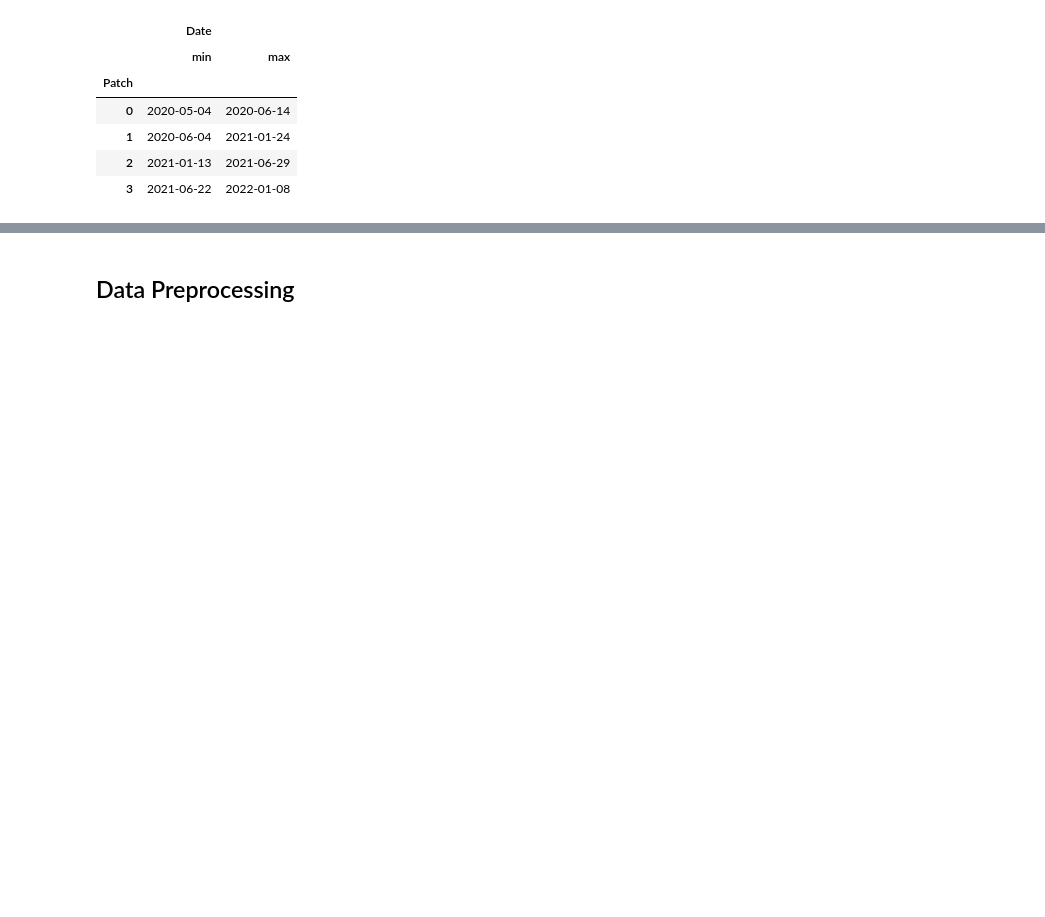
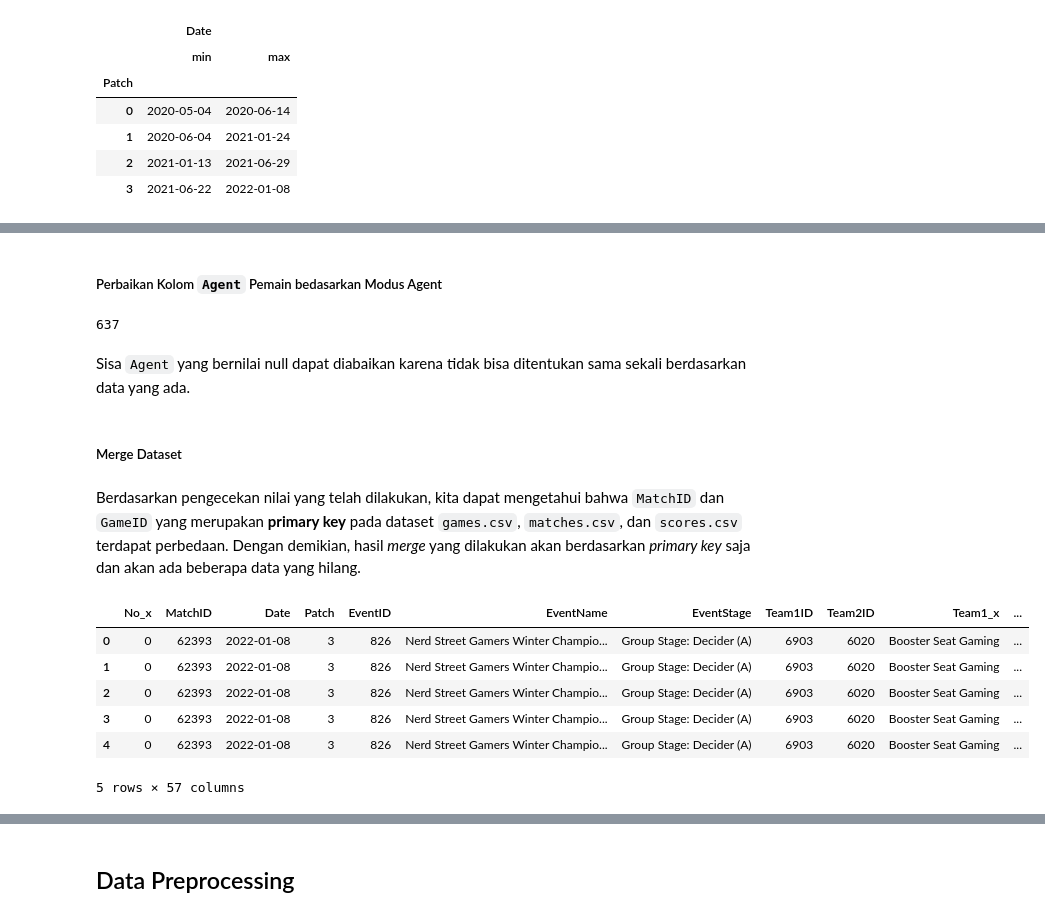
Before and after one commit to LyzanderAndrylie/kasdad-tk, a Jupyter notebook: TK_Data+.ipynb, the cells around one changed output, grey strips where cells are left out. Cells and saved outputs as stored; diff of their text form; code cells hidden in the pictures; blank space fills up the shorter version.

Commit message:
EDA: column processing for PlayerID and Agent

```diff
--- a/TK_Data+.ipynb
+++ b/TK_Data+.ipynb
@@ -501,0 +692,25 @@ df_patch_date_range
+# %% [markdown]
+##### Perbaikan Kolom `Agent` Pemain bedasarkan Modus Agent
+# %%
+util_scores.agent_impute(df_scores, srs_most_used_hero_by_player)
+df_scores['Agent'].isnull().sum()
+# %% [output]
+637
+# %% [markdown]
+Sisa `Agent` yang bernilai null dapat diabaikan karena tidak bisa ditentukan sama sekali berdasarkan data yang ada.
+# %% [markdown]
+##### Merge Dataset
+# %% [markdown]
+Berdasarkan pengecekan nilai yang telah dilakukan, kita dapat mengetahui bahwa `MatchID` dan `GameID` yang merupakan **primary key** pada dataset `games.csv`, `matches.csv`, dan `scores.csv` terdapat perbedaan. Dengan demikian, hasil *merge* yang dilakukan akan berdasarkan *primary key* saja dan akan ada beberapa data yang hilang.
+# %%
+df_matches_games = pd.merge(df_matches, df_games, on=['MatchID', 'Team1ID', 'Team2ID'])
+df_matches_games_scores = pd.merge(df_matches_games, df_scores, on=['GameID'])
+df_matches_games_scores.head()
+# %% [output]
+|  | No_x | MatchID | Date | Patch | EventID | EventName | EventStage | Team1ID | Team2ID | Team1_x | ... |
+| 0 | 0 | 62393 | 2022-01-08 | 3 | 826 | Nerd Street Gamers Winter Champio... | Group Stage: Decider (A) | 6903 | 6020 | Booster Seat Gaming | ... |
+| 1 | 0 | 62393 | 2022-01-08 | 3 | 826 | Nerd Street Gamers Winter Champio... | Group Stage: Decider (A) | 6903 | 6020 | Booster Seat Gaming | ... |
+| 2 | 0 | 62393 | 2022-01-08 | 3 | 826 | Nerd Street Gamers Winter Champio... | Group Stage: Decider (A) | 6903 | 6020 | Booster Seat Gaming | ... |
+| 3 | 0 | 62393 | 2022-01-08 | 3 | 826 | Nerd Street Gamers Winter Champio... | Group Stage: Decider (A) | 6903 | 6020 | Booster Seat Gaming | ... |
+| 4 | 0 | 62393 | 2022-01-08 | 3 | 826 | Nerd Street Gamers Winter Champio... | Group Stage: Decider (A) | 6903 | 6020 | Booster Seat Gaming | ... |
+5 rows × 57 columns
```
Also changed, not shown: parts of 25 cells of this notebook.
